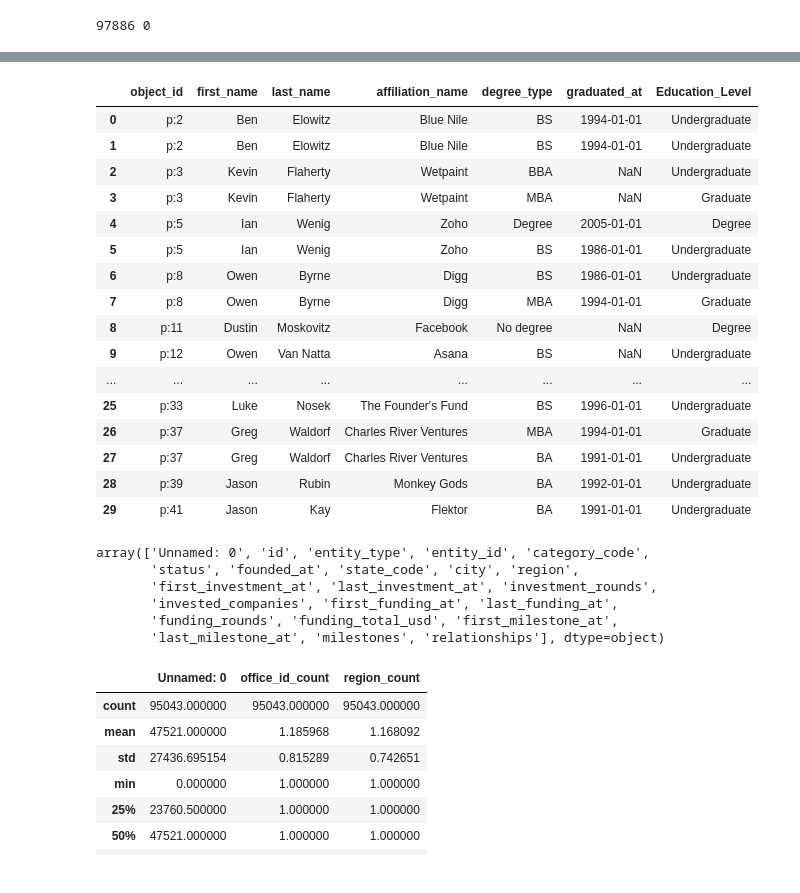
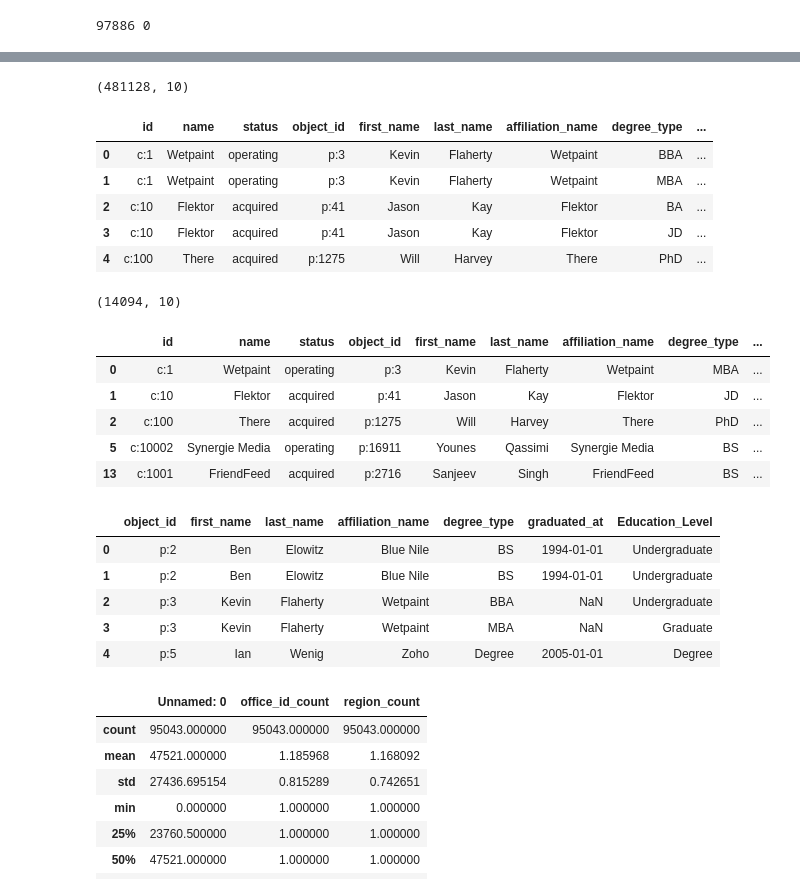
Before and after one commit to bhavya-kashyap/StartupSuccessPrediction, a Jupyter notebook: Project1EDA.ipynb, the cells around one changed output, grey strips where cells are left out. Cells and saved outputs as stored; diff of their text form; code cells hidden in the pictures.

```diff
--- a/Project1EDA.ipynb
+++ b/Project1EDA.ipynb
@@ -139,0 +176,26 @@ See the caveats in the documentation: https://pandas.pydata.org/pandas-docs/stab
+# %%
+final = o.merge(deg, right_on='affiliation_name', left_on='name', how='left')
+print(final.shape)
+final.head()
+# %% [output]
+(481128, 10)
+|  | id | name | status | object_id | first_name | last_name | affiliation_name | degree_type | ... |
+| 0 | c:1 | Wetpaint | operating | p:3 | Kevin | Flaherty | Wetpaint | BBA | ... |
+| 1 | c:1 | Wetpaint | operating | p:3 | Kevin | Flaherty | Wetpaint | MBA | ... |
+| 2 | c:10 | Flektor | acquired | p:41 | Jason | Kay | Flektor | BA | ... |
+| 3 | c:10 | Flektor | acquired | p:41 | Jason | Kay | Flektor | JD | ... |
+| 4 | c:100 | There | acquired | p:1275 | Will | Harvey | There | PhD | ... |
+# %%
+final.drop_duplicates(subset=['id'], keep='last', inplace=True)
+final.reset_index(drop=True, inplace=True)
+final.dropna(subset=['first_name','last_name','degree_type'], inplace=True)
+print(final.shape)
+final.head()
+# %% [output]
+(14094, 10)
+|  | id | name | status | object_id | first_name | last_name | affiliation_name | degree_type | ... |
+| 0 | c:1 | Wetpaint | operating | p:3 | Kevin | Flaherty | Wetpaint | MBA | ... |
+| 1 | c:10 | Flektor | acquired | p:41 | Jason | Kay | Flektor | JD | ... |
+| 2 | c:100 | There | acquired | p:1275 | Will | Harvey | There | PhD | ... |
+| 5 | c:10002 | Synergie Media | operating | p:16911 | Younes | Qassimi | Synergie Media | BS | ... |
+| 13 | c:1001 | FriendFeed | acquired | p:2716 | Sanjeev | Singh | FriendFeed | BS | ... |
@@ -140,32 +204,12 @@ See the caveats in the documentation: https://pandas.pydata.org/pandas-docs/stab
 # %%
-deg.head(30)
+deg.head()
 # %% [output]
 |  | object_id | first_name | last_name | affiliation_name | degree_type | graduated_at | Education_Level |
 | 0 | p:2 | Ben | Elowitz | Blue Nile | BS | 1994-01-01 | Undergraduate |
 | 1 | p:2 | Ben | Elowitz | Blue Nile | BS | 1994-01-01 | Undergraduate |
 | 2 | p:3 | Kevin | Flaherty | Wetpaint | BBA | NaN | Undergraduate |
 | 3 | p:3 | Kevin | Flaherty | Wetpaint | MBA | NaN | Graduate |
 | 4 | p:5 | Ian | Wenig | Zoho | Degree | 2005-01-01 | Degree |
-| 5 | p:5 | Ian | Wenig | Zoho | BS | 1986-01-01 | Undergraduate |
-| 6 | p:8 | Owen | Byrne | Digg | BS | 1986-01-01 | Undergraduate |
-| 7 | p:8 | Owen | Byrne | Digg | MBA | 1994-01-01 | Graduate |
-| 8 | p:11 | Dustin | Moskovitz | Facebook | No degree | NaN | Degree |
-| 9 | p:12 | Owen | Van Natta | Asana | BS | NaN | Undergraduate |
-| ... | ... | ... | ... | ... | ... | ... | ... |
-| 25 | p:33 | Luke | Nosek | The Founder's Fund | BS | 1996-01-01 | Undergraduate |
-| 26 | p:37 | Greg | Waldorf | Charles River Ventures | MBA | 1994-01-01 | Graduate |
-| 27 | p:37 | Greg | Waldorf | Charles River Ventures | BA | 1991-01-01 | Undergraduate |
-| 28 | p:39 | Jason | Rubin | Monkey Gods | BA | 1992-01-01 | Undergraduate |
-| 29 | p:41 | Jason | Kay | Flektor | BA | 1991-01-01 | Undergraduate |
-# %%
-df.head().columns.values
-# %% [output]
-array(['Unnamed: 0', 'id', 'entity_type', 'entity_id', 'category_code',
-       'status', 'founded_at', 'state_code', 'city', 'region',
-       'first_investment_at', 'last_investment_at', 'investment_rounds',
-       'invested_companies', 'first_funding_at', 'last_funding_at',
-       'funding_rounds', 'funding_total_usd', 'first_milestone_at',
-       'last_milestone_at', 'milestones', 'relationships'], dtype=object)
 # %%
 offices.head().columns.values
 # %% [output]
```
Also changed, not shown: parts of 5 cells of this notebook.
